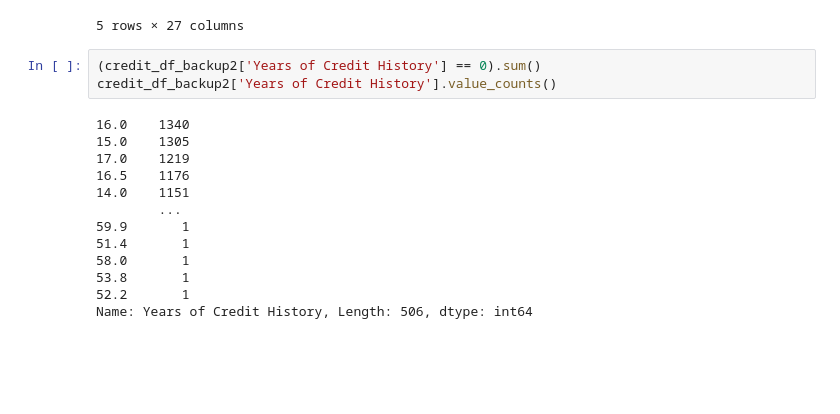
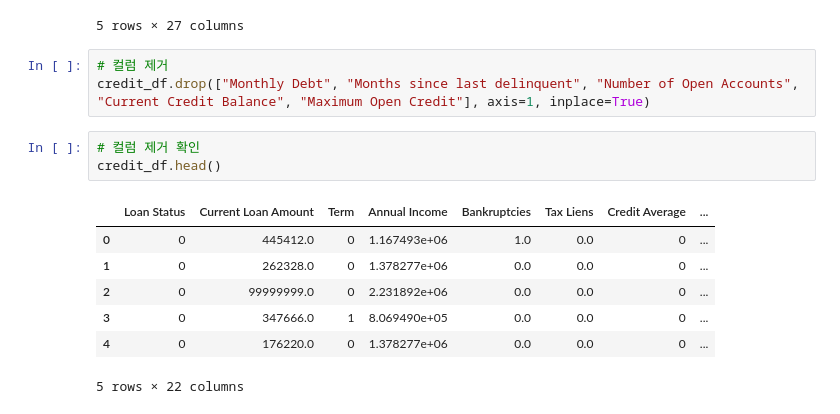
Before and after one commit to shared-repo/ssac-academy, a Jupyter notebook: workspace/code-workspace/ml/h.example.ipynb, the cells around one changed output. Drawn from its saved outputs; the diff is of its cells as text; blank space fills up the shorter version.

```diff
--- a/workspace/code-workspace/ml/h.example.ipynb
+++ b/workspace/code-workspace/ml/h.example.ipynb
@@ -526,19 +521,17 @@ credit_df.head()
 | 3 | 0 | 347666.0 | 1 | 8.069490e+05 | 8741.90 | NaN | ... |
 | 4 | 0 | 176220.0 | 0 | 1.378277e+06 | 20639.70 | NaN | ... |
 5 rows × 27 columns
-# %%
-(credit_df_backup2['Years of Credit History'] == 0).sum()
-credit_df_backup2['Years of Credit History'].value_counts()
-# %% [output]
-16.0    1340
-15.0    1305
-17.0    1219
-16.5    1176
-14.0    1151
-        ...
-59.9       1
-51.4       1
-58.0       1
-53.8       1
-52.2       1
-Name: Years of Credit History, Length: 506, dtype: int64
+# %%
+# 컬럼 제거
+credit_df.drop(["Monthly Debt",	"Months since last delinquent",	"Number of Open Accounts",	"Current Credit Balance", "Maximum Open Credit"], axis=1, inplace=True)
+# %%
+# 컬럼 제거 확인
+credit_df.head()
+# %% [output]
+|  | Loan Status | Current Loan Amount | Term | Annual Income | Bankruptcies | Tax Liens | Credit Average | ... |
+| 0 | 0 | 445412.0 | 0 | 1.167493e+06 | 1.0 | 0.0 | 0 | ... |
+| 1 | 0 | 262328.0 | 0 | 1.378277e+06 | 0.0 | 0.0 | 0 | ... |
+| 2 | 0 | 99999999.0 | 0 | 2.231892e+06 | 0.0 | 0.0 | 0 | ... |
+| 3 | 0 | 347666.0 | 1 | 8.069490e+05 | 0.0 | 0.0 | 0 | ... |
+| 4 | 0 | 176220.0 | 0 | 1.378277e+06 | 0.0 | 0.0 | 0 | ... |
+5 rows × 22 columns
```
Also changed, not shown: parts of 11 cells of this notebook, 1 other file.
